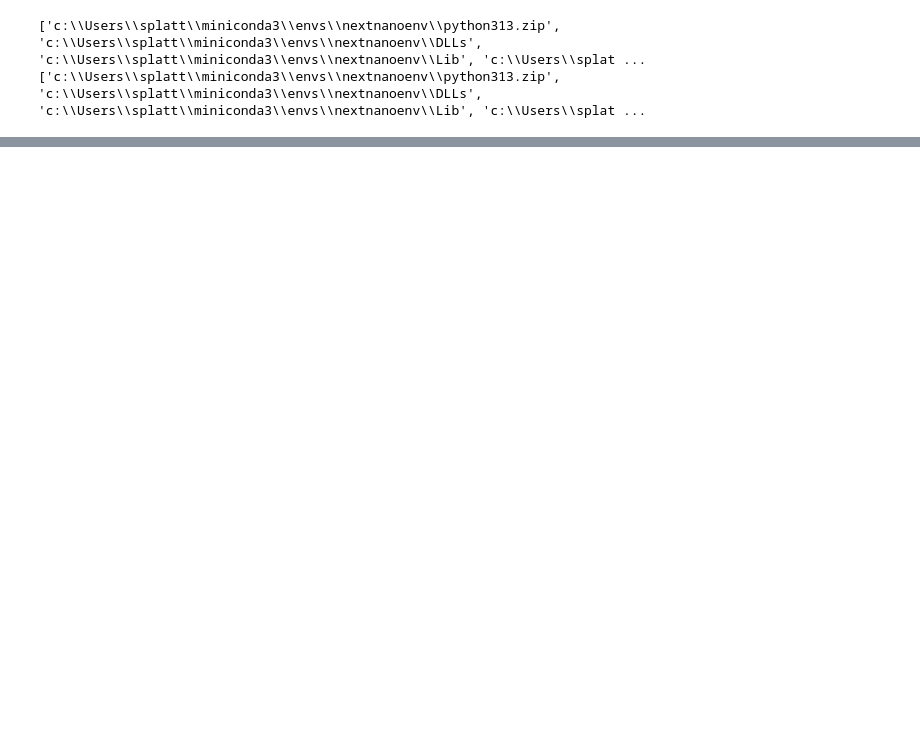
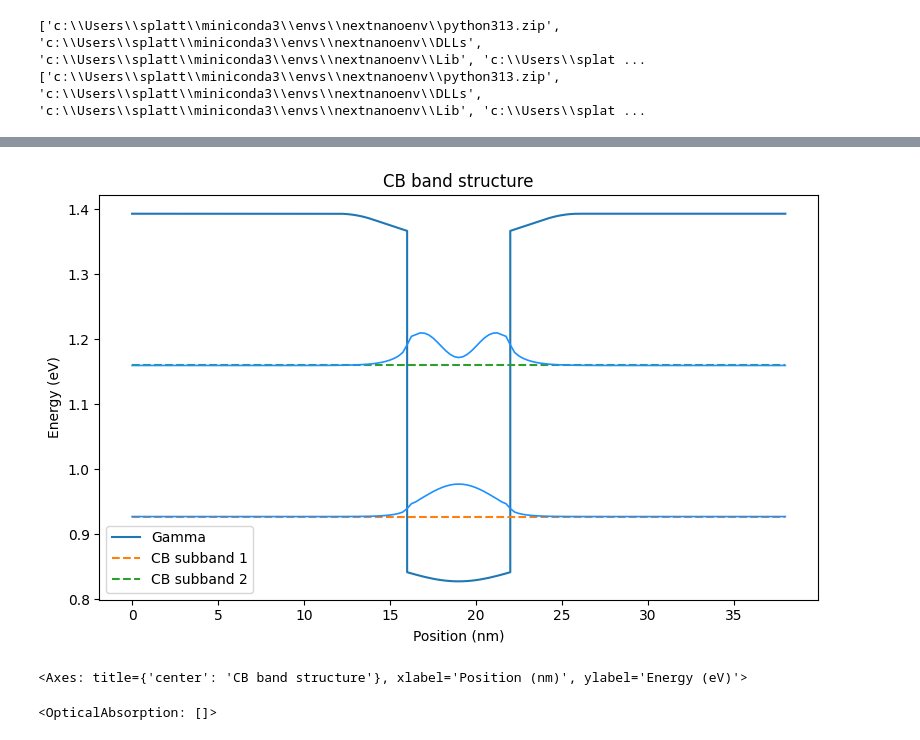
Before and after one commit to sherpsss/nextnanopy_projects, a Jupyter notebook: InGaAsInAlAssinglewell/InGaAsInAlAs_doping_check.ipynb, the cells around one changed output, grey strips where cells are left out. Cells and saved outputs as stored; diff of their text form; code cells hidden in the pictures; blank space fills up the shorter version.

```diff
--- a/InGaAsInAlAssinglewell/InGaAsInAlAs_doping_check.ipynb
+++ b/InGaAsInAlAssinglewell/InGaAsInAlAs_doping_check.ipynb
@@ -76,3 +78,13 @@ array([-0.12411459, -0.12359449, -0.12335784, -0.11583673, -0.04413983,
+# %%
+simout.bands['CB'].sort_subbands(decreasing=False)
+simout.bands['CB'].plot_band()
+# %% [output]
+[figure, added]
+<Axes: title={'center': 'CB band structure'}, xlabel='Position (nm)', ylabel='Energy (eV)'>
+# %%
+print(simout.optical_absorption)
+# %% [output]
+<OpticalAbsorption: []>
 # %%
 
 densities2d = [1.25e12,1.5e12,1.75e12,2.0e12] #in cm^-2
```
Also changed, not shown: parts of 4 cells of this notebook, 9 other files.
